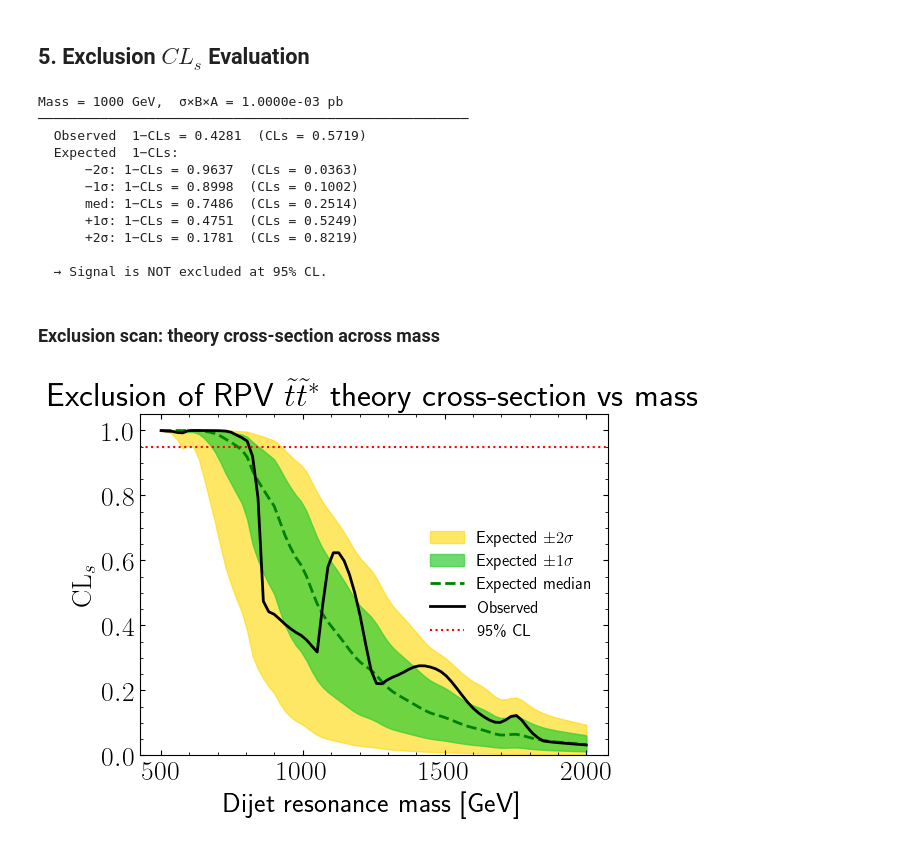
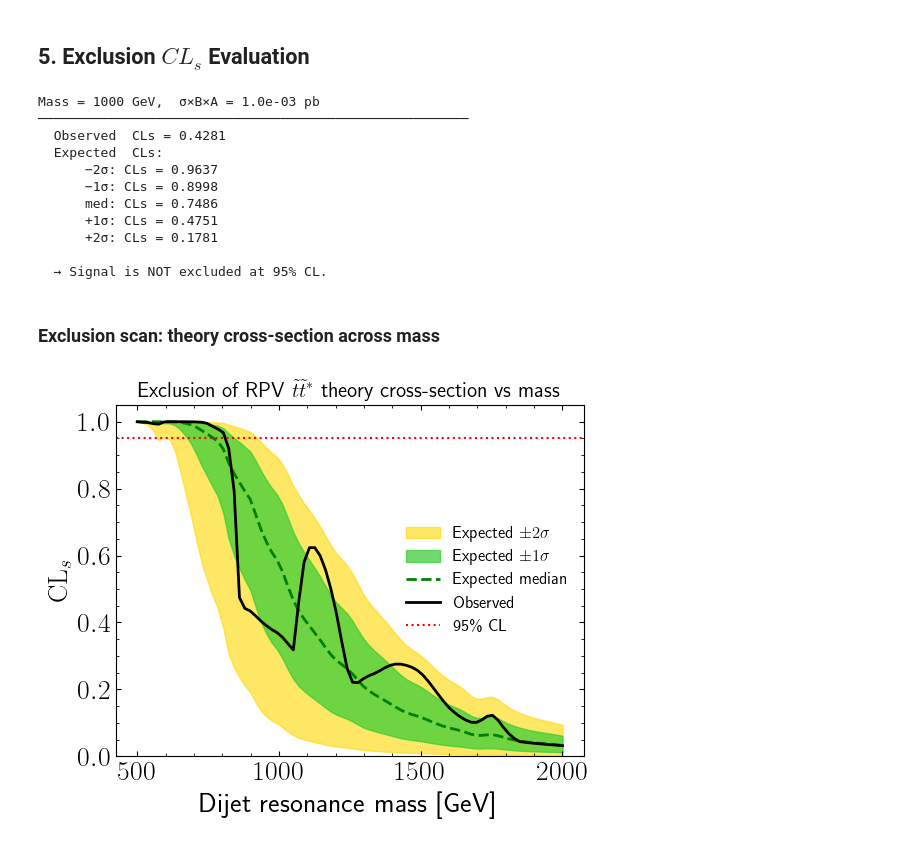
Before and after one commit to SpeysideHEP/spey, a Jupyter notebook: docs/tutorials/cross-section-limits.ipynb, the cells around one changed output. Saved outputs shown, nothing was run; the diff lists cells and outputs as text; code cells hidden in the pictures.

```diff
--- a/docs/tutorials/cross-section-limits.ipynb
+++ b/docs/tutorials/cross-section-limits.ipynb
@@ -268,31 +299,31 @@ m = 1000 GeV:  theory = 6.9786e-04 pb,  obs = 6.1573e-03,  exp = 2.6542e-03,  σ
 # ──────────────────────────────────────────────────────
 # USER INPUTS — change these to query different points
 # ──────────────────────────────────────────────────────
-QUERY_MASS   = 1000.0   # GeV
-SIGNAL_XSEC  = 0.001    # pb  (σ × B × A)
+QUERY_MASS = 1000.0  # GeV
+SIGNAL_XSEC = 0.001  # pb  (σ × B × A)
 # ──────────────────────────────────────────────────────
 
 excl_obs, excl_exp = compute_exclusion(QUERY_MASS, SIGNAL_XSEC)
 
-print(f"Mass = {QUERY_MASS:.0f} GeV,  σ×B×A = {SIGNAL_XSEC:.4e} pb")
+print(f"Mass = {QUERY_MASS:.0f} GeV,  σ×B×A = {SIGNAL_XSEC:.1e} pb")
 print(f"{'─' * 55}")
-print(f"  Observed  1−CLs = {excl_obs:.4f}  (CLs = {1 - excl_obs:.4f})")
-print(f"  Expected  1−CLs:")
+print(f"  Observed  CLs = {excl_obs:.4f} ")
+print(f"  Expected  CLs:")
 labels = ["  −2σ", "  −1σ", "  med", "  +1σ", "  +2σ"]
 for lbl, val in zip(labels, excl_exp):
-    print(f"    {lbl}: 1−CLs = {val:.4f}  (CLs = {1 - val:.4f})")
+    print(f"    {lbl}: CLs = {val:.4f}")
 excluded = excl_obs >= 0.95
 print(f"\n  → Signal {'IS' if excluded else 'is NOT'} excluded at 95% CL.")
 # %% [output]
-Mass = 1000 GeV,  σ×B×A = 1.0000e-03 pb
+Mass = 1000 GeV,  σ×B×A = 1.0e-03 pb
 ───────────────────────────────────────────────────────
-  Observed  1−CLs = 0.4281  (CLs = 0.5719)
-  Expected  1−CLs:
-      −2σ: 1−CLs = 0.9637  (CLs = 0.0363)
-      −1σ: 1−CLs = 0.8998  (CLs = 0.1002)
-      med: 1−CLs = 0.7486  (CLs = 0.2514)
-      +1σ: 1−CLs = 0.4751  (CLs = 0.5249)
-      +2σ: 1−CLs = 0.1781  (CLs = 0.8219)
+  Observed  CLs = 0.4281
+  Expected  CLs:
+      −2σ: CLs = 0.9637
+      −1σ: CLs = 0.8998
+      med: CLs = 0.7486
+      +1σ: CLs = 0.4751
+      +2σ: CLs = 0.1781
 
   → Signal is NOT excluded at 95% CL.
 # %% [markdown]
@@ -300,31 +331,45 @@ Mass = 1000 GeV,  σ×B×A = 1.0000e-03 pb
 # %%
 mass_scan = np.linspace(500, 2000, 80)
 
 excl_obs_arr = []
 excl_exp_arr = []
 for m in mass_scan:
     theory_xs = float(interp["theory"](m))
     eo, ee = compute_exclusion(m, theory_xs)
     excl_obs_arr.append(eo)
     excl_exp_arr.append(ee)
 
 excl_obs_arr = np.array(excl_obs_arr)
 excl_exp_arr = np.array(excl_exp_arr)
 
 fig, ax = plt.subplots(figsize=(6, 5))
-ax.fill_between(mass_scan, excl_exp_arr[:, 0], excl_exp_arr[:, 4],
-                color="gold", alpha=0.6, label=r"Expected $\pm 2\sigma$")
-ax.fill_between(mass_scan, excl_exp_arr[:, 1], excl_exp_arr[:, 3],
-                color="limegreen", alpha=0.7, label=r"Expected $\pm 1\sigma$")
+ax.fill_between(
+    mass_scan,
+    excl_exp_arr[:, 0],
+    excl_exp_arr[:, 4],
+    color="gold",
+    alpha=0.6,
+    label=r"Expected $\pm 2\sigma$",
+)
+ax.fill_between(
+    mass_scan,
+    excl_exp_arr[:, 1],
+    excl_exp_arr[:, 3],
+    color="limegreen",
+    alpha=0.7,
+    label=r"Expected $\pm 1\sigma$",
+)
 ax.plot(mass_scan, excl_exp_arr[:, 2], "g--", lw=2, label="Expected median")
 ax.plot(mass_scan, excl_obs_arr, "k-", lw=2, label="Observed")
 ax.axhline(0.95, color="red", ls=":", lw=1.5, label=r"95\% CL")
 ax.set_xlabel("Dijet resonance mass [GeV]")
 ax.set_ylabel(r"$\mathrm{CL}_s$")
-ax.set_title(r"Exclusion of RPV $\tilde{t}\tilde{t}^*$ theory cross-section vs mass")
+ax.set_title(
+    r"Exclusion of RPV $\tilde{t}\tilde{t}^*$ theory cross-section vs mass", fontsize=15
+)
 ax.legend(loc="center right", fontsize=12)
 ax.set_ylim(0, 1.05)
 plt.tight_layout()
 plt.show()
 # %% [output]
-[figure, old version]
+[figure, new version]
```
Also changed, not shown: parts of 5 cells of this notebook.
